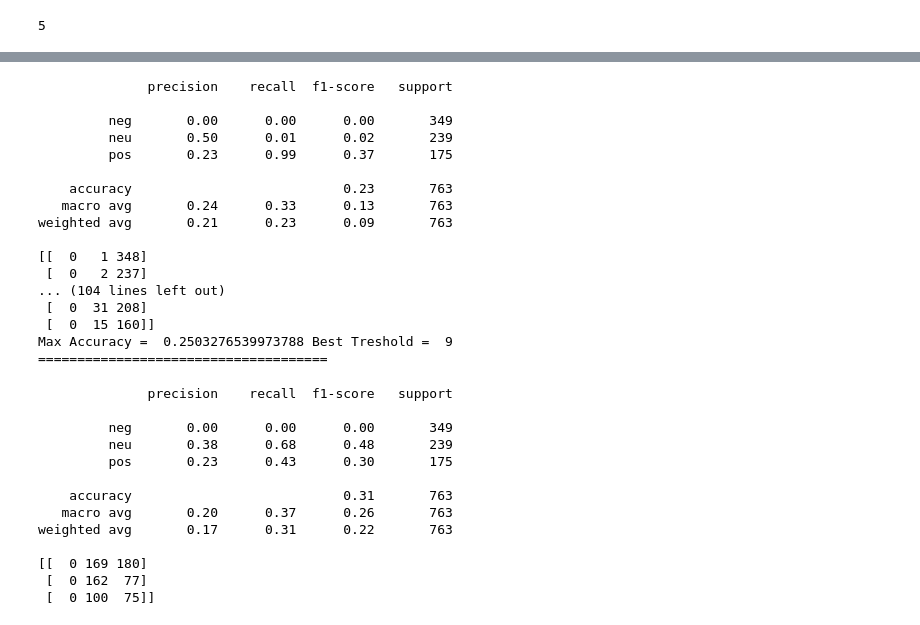
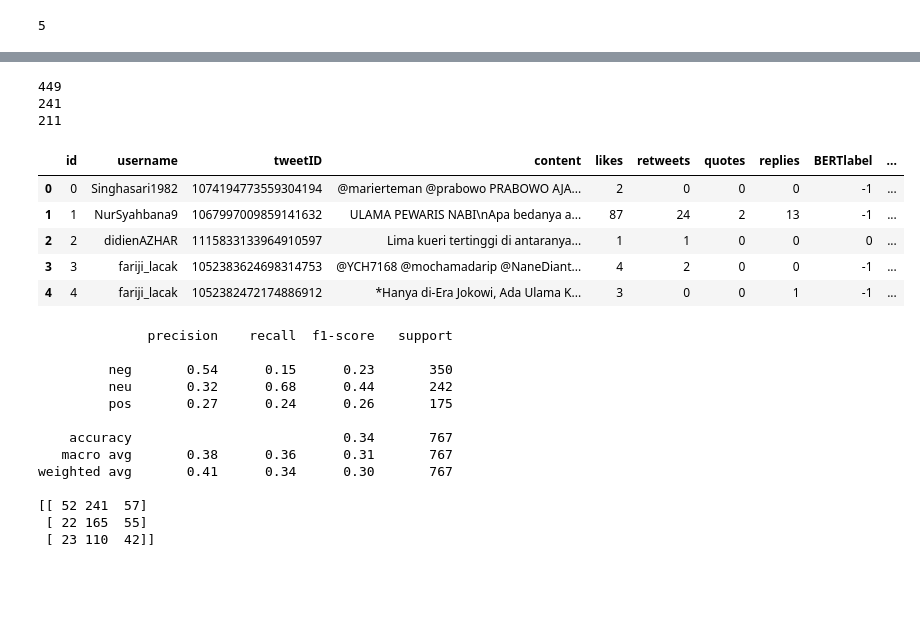
Before and after one commit to ADryInkCartridge/Tugas-Akhir, a Jupyter notebook: Sentiment Analysis/Sentimen Analysis Runnable.ipynb, the cells around one changed output, grey strips where cells are left out. Drawn from its saved outputs; the diff is of its cells as text; code cells hidden in the pictures; blank space fills up the shorter version.

```diff
--- a/Sentiment Analysis/Sentimen Analysis Runnable.ipynb
+++ b/Sentiment Analysis/Sentimen Analysis Runnable.ipynb
@@ -850,15 +1118,35 @@ y_true = df['tag_overall'].tolist()
+# %%
+for i in range(len(neg)):
+    # print number of data in each quantile range
+    if i == len(neg) - 1:
+        print(df[(df['neg_sentiword'] >= neg[i])].shape[0])
+    else:
+        print(df[(df['neg_sentiword'] >= neg[i]) & (df['neg_sentiword'] <= neg[i+1])].shape[0])
+# %% [output]
+449
+241
+211
+# %%
+df.head()
+# %% [output]
+|  | id | username | tweetID | content | likes | retweets | quotes | replies | BERTlabel | ... |
+| 0 | 0 | Singhasari1982 | 1074194773559304194 | @marierteman @prabowo PRABOWO AJA... | 2 | 0 | 0 | 0 | -1 | ... |
+| 1 | 1 | NurSyahbana9 | 1067997009859141632 | ULAMA PEWARIS NABI\nApa bedanya a... | 87 | 24 | 2 | 13 | -1 | ... |
+| 2 | 2 | didienAZHAR | 1115833133964910597 | Lima kueri tertinggi di antaranya... | 1 | 1 | 0 | 0 | 0 | ... |
+| 3 | 3 | fariji_lacak | 1052383624698314753 | @YCH7168 @mochamadarip @NaneDiant... | 4 | 2 | 0 | 0 | -1 | ... |
+| 4 | 4 | fariji_lacak | 1052382472174886912 | *Hanya di-Era Jokowi, Ada Ulama K... | 3 | 0 | 0 | 1 | -1 | ... |
 # %%
 from sklearn.metrics import accuracy_score
 max_acc = 0
 best_treshold = 0
 
-for i in range(1, 10, 1):
+for i in range(1, 20, 1):
     treshold = i
     y_pred = []
 
 
-    for x in range(len(pos_sentiword)):
-        delta = pos_inset[x] - neg_inset[x]
+    for x in range(len(pos_inset)):
+        delta = pos_inset[x] + neg_inset[x]
         if delta > treshold:
             y_pred.append(3)
         elif delta < - treshold:
@@ -875,21 +1163,3 @@ for i in range(1, 10, 1):
         print(confusion_matrix(y_true, y_pred))
         print("Max Accuracy = ", max_acc, "Best Treshold = ", best_treshold)
         print("=====================================")
-# %% [output]
-              precision    recall  f1-score   support
-
-         neg       0.00      0.00      0.00       349
-         neu       0.50      0.01      0.02       239
-         pos       0.23      0.99      0.37       175
-
-    accuracy                           0.23       763
-   macro avg       0.24      0.33      0.13       763
-weighted avg       0.21      0.23      0.09       763
-
-[[  0   1 348]
- [  0   2 237]
-... (104 lines left out)
- [  0  31 208]
- [  0  15 160]]
-Max Accuracy =  0.2503276539973788 Best Treshold =  9
-=====================================
@@ -896,28 +1168,36 @@ Max Accuracy =  0.2503276539973788 Best Treshold =  9
 # %%
+from sklearn.metrics import classification_report
+from sklearn.metrics import confusion_matrix
+import numpy as np
+
+pos_sentiword = df['pos_sentiword'].tolist()
+neg_sentiword = df['neg_sentiword'].tolist()
+
 y_pred = []
 
-for x in range(len(pos_sentiword)):
-    delta = pos_inset[x] - neg_inset[x]
-    if delta > 28:
+for i in range(len(pos_sentiword)):
+    delta = pos_sentiword[i] - neg_sentiword[i]
+    if delta > 0.5:
         y_pred.append(3)
-    elif delta < -28:
+    elif delta < -0.5:
         y_pred.append(1)
     else:
         y_pred.append(2)
 
+y_true = df['tag_overall'].tolist()
 print(classification_report(y_true, y_pred, target_names=['neg', 'neu', 'pos']))
 print(confusion_matrix(y_true, y_pred))
 # %% [output]
               precision    recall  f1-score   support
 
-         neg       0.00      0.00      0.00       349
-         neu       0.38      0.68      0.48       239
-         pos       0.23      0.43      0.30       175
+         neg       0.54      0.15      0.23       350
+         neu       0.32      0.68      0.44       242
+         pos       0.27      0.24      0.26       175
 
-    accuracy                           0.31       763
-   macro avg       0.20      0.37      0.26       763
-weighted avg       0.17      0.31      0.22       763
+    accuracy                           0.34       767
+   macro avg       0.38      0.36      0.31       767
+weighted avg       0.41      0.34      0.30       767
 
-[[  0 169 180]
- [  0 162  77]
- [  0 100  75]]
+[[ 52 241  57]
+ [ 22 165  55]
+ [ 23 110  42]]
```
Also changed, not shown: parts of 38 cells of this notebook, 57 other files.
